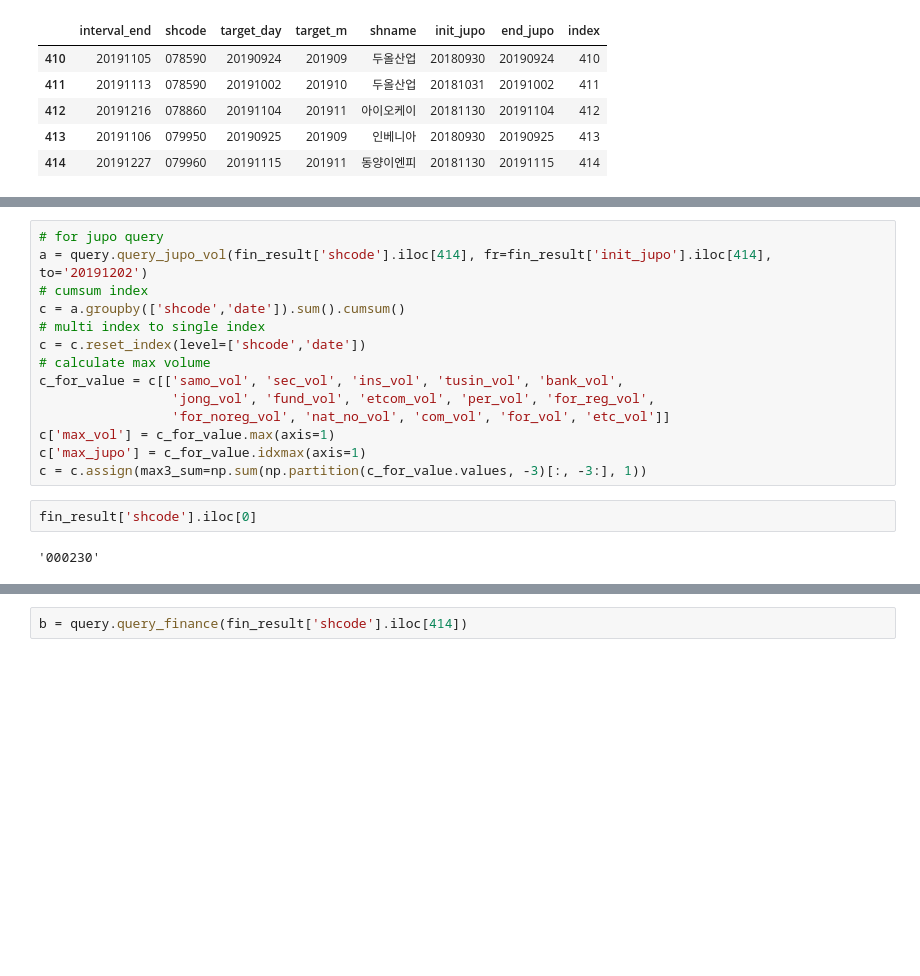
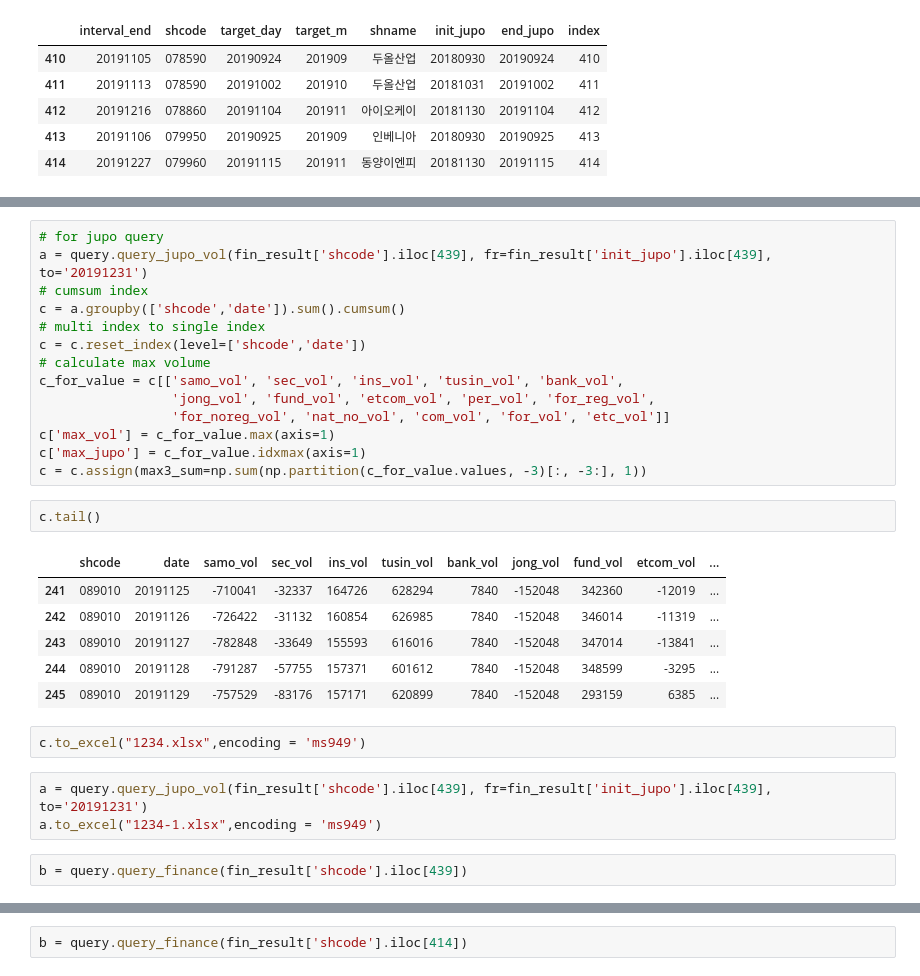
Before and after one commit to KIMJUNYOUNG0125/Strategy, a Jupyter notebook: 02-3.monitor_shcode_bf&af+uptm_v4.ipynb, the cells around one changed output, grey strips where cells are left out. Cells and saved outputs as stored; diff of their text form; blank space fills up the shorter version.

```diff
--- a/02-3.monitor_shcode_bf&af+uptm_v4.ipynb
+++ b/02-3.monitor_shcode_bf&af+uptm_v4.ipynb
@@ -124,6 +168,6 @@ Index(['interval_end', 'shcode', 'target_day', 'target_m', 'shname',
 # %%
 # for jupo query
-a = query.query_jupo_vol(fin_result['shcode'].iloc[414], fr=fin_result['init_jupo'].iloc[414], to='20191202')
+a = query.query_jupo_vol(fin_result['shcode'].iloc[439], fr=fin_result['init_jupo'].iloc[439], to='20191231')
 # cumsum index
 c = a.groupby(['shcode','date']).sum().cumsum()
 # multi index to single index
@@ -135,7 +179,19 @@ c_for_value = c[['samo_vol', 'sec_vol', 'ins_vol', 'tusin_vol', 'bank_vol',
 c['max_vol'] = c_for_value.max(axis=1)
 c['max_jupo'] = c_for_value.idxmax(axis=1)
 c = c.assign(max3_sum=np.sum(np.partition(c_for_value.values, -3)[:, -3:], 1))
-# %%
-fin_result['shcode'].iloc[0]
-# %% [output]
-'000230'
+# %%
+c.tail()
+# %% [output]
+|  | shcode | date | samo_vol | sec_vol | ins_vol | tusin_vol | bank_vol | jong_vol | fund_vol | etcom_vol | ... |
+| 241 | 089010 | 20191125 | -710041 | -32337 | 164726 | 628294 | 7840 | -152048 | 342360 | -12019 | ... |
+| 242 | 089010 | 20191126 | -726422 | -31132 | 160854 | 626985 | 7840 | -152048 | 346014 | -11319 | ... |
+| 243 | 089010 | 20191127 | -782848 | -33649 | 155593 | 616016 | 7840 | -152048 | 347014 | -13841 | ... |
+| 244 | 089010 | 20191128 | -791287 | -57755 | 157371 | 601612 | 7840 | -152048 | 348599 | -3295 | ... |
+| 245 | 089010 | 20191129 | -757529 | -83176 | 157171 | 620899 | 7840 | -152048 | 293159 | 6385 | ... |
+# %%
+c.to_excel("1234.xlsx",encoding = 'ms949')
+# %%
+a = query.query_jupo_vol(fin_result['shcode'].iloc[439], fr=fin_result['init_jupo'].iloc[439], to='20191231')
+a.to_excel("1234-1.xlsx",encoding = 'ms949')
+# %%
+b = query.query_finance(fin_result['shcode'].iloc[439])
```
Also changed, not shown: parts of 23 cells of this notebook.
